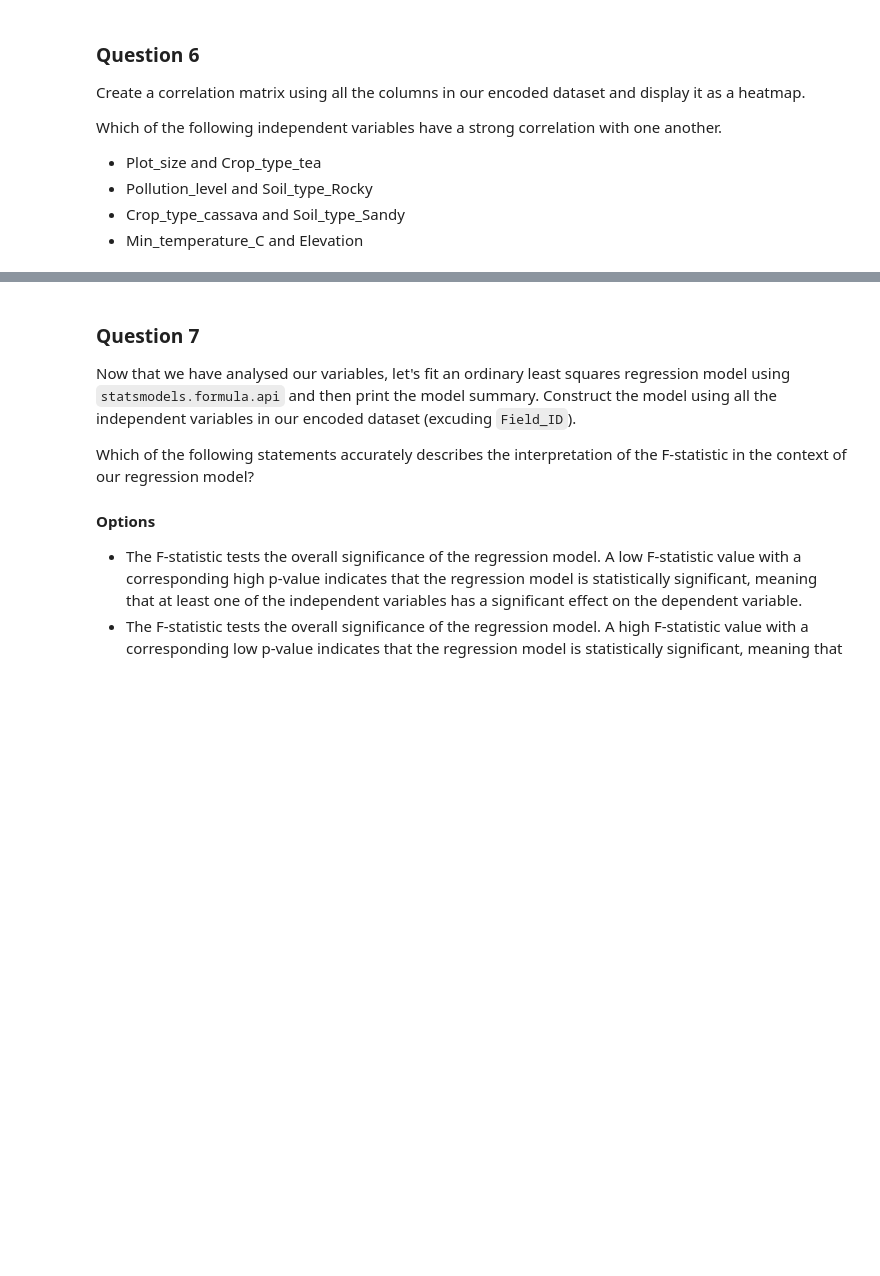
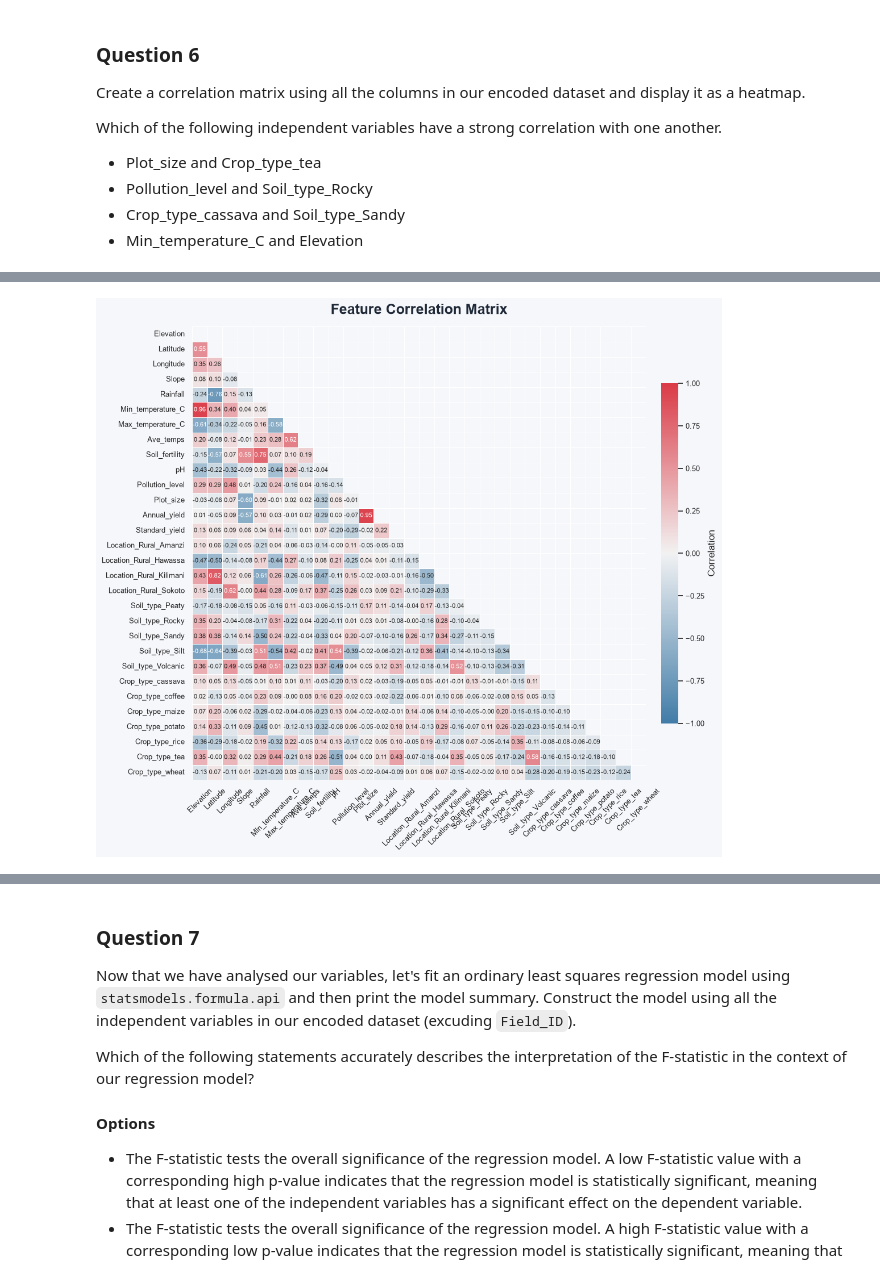
Before and after one commit to ndegwaanth/alX-datascience, a Jupyter notebook: machine_learning/notebooks/week5/Linear_regression_MCQ_student_version.ipynb, the cells around one changed output, grey strips where cells are left out. Cells and saved outputs as stored; diff of their text form; code cells hidden in the pictures; blank space fills up the shorter version.

```diff
--- a/machine_learning/notebooks/week5/Linear_regression_MCQ_student_version.ipynb
+++ b/machine_learning/notebooks/week5/Linear_regression_MCQ_student_version.ipynb
@@ -169,3 +193,5 @@ else:
+# %%
+df.drop('Field_ID', axis=1, inplace=True)
 # %% [markdown]
 ## Challenge 1: Understanding our variables and variable selection
 In this section, we will analyse the predictor variables in our dataset and how they relate to the target variable.
@@ -199,0 +255,4 @@ The categorical features in our dataset need to be converted into a format suita
+# %%
+df_dummy = pd.get_dummies(df, drop_first=True).astype('float64')
+
+df_dummy.head()
@@ -259,0 +628,5 @@ Which of the following independent variables have a strong correlation with one
+# %%
+# Create the correlation_matrix
+# df_new_dummy = pd.concat([x_data, y], axis=1)
+df_new_dummy = df_dummy.copy()
+df_new_dummy.head()
@@ -259,0 +645,3 @@ Which of the following independent variables have a strong correlation with one
+# %%
+correlation_matrix = df_new_dummy.corr()
+correlation_matrix
@@ -259,0 +667,38 @@ Which of the following independent variables have a strong correlation with one
+# %%
+sns.set_theme(style="white")
+
+fig, ax = plt.subplots(figsize=(14, 10), facecolor="#f6f7fb")
+ax.set_facecolor("#f6f7fb")
+
+# Show only one triangle to reduce clutter and focus attention
+mask = np.triu(np.ones_like(correlation_matrix, dtype=bool))
+cmap = sns.diverging_palette(240, 10, as_cmap=True)
+
+heat = sns.heatmap(
+    correlation_matrix,
+    mask=mask,
+    annot=True,
+    fmt=".2f",
+    cmap=cmap,
+    vmin=-1,
+    vmax=1,
+    center=0,
+    linewidths=0.5,
+    linecolor="white",
+    square=True,
+    cbar_kws={"shrink": 0.75, "pad": 0.02, "label": "Correlation"},
+    annot_kws={"size": 8},
+    ax=ax,
+)
+
+ax.set_title("Feature Correlation Matrix", fontsize=18, fontweight="bold", pad=16, color="#1f2937")
+ax.tick_params(axis="x", labelrotation=45, labelsize=9)
+ax.tick_params(axis="y", labelrotation=0, labelsize=9)
+
+cbar = heat.collections[0].colorbar
+cbar.ax.tick_params(labelsize=9)
+
+plt.tight_layout()
+plt.show()
+# %% [output]
+[figure, added]
```
Also changed, not shown: parts of 61 cells of this notebook, 8 other files.
